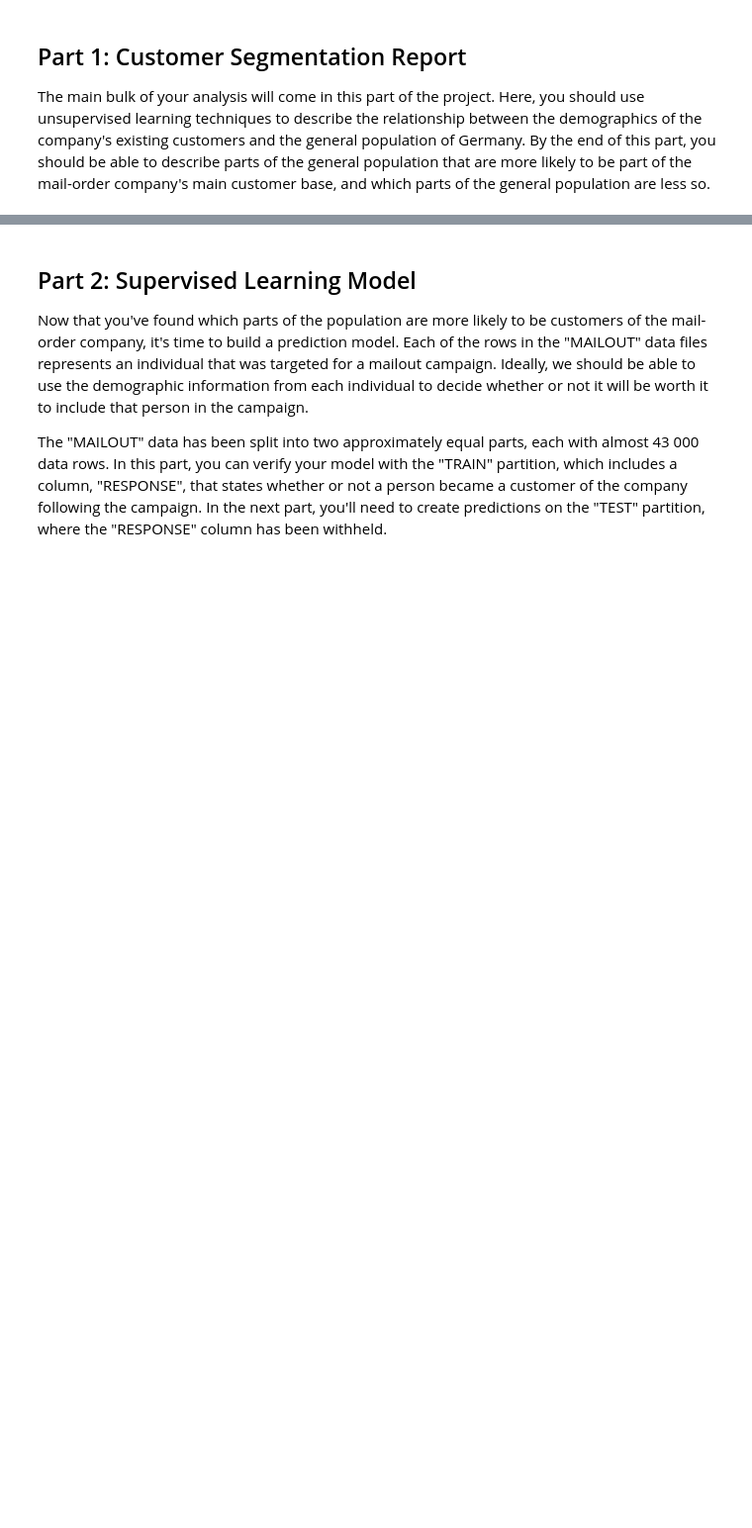
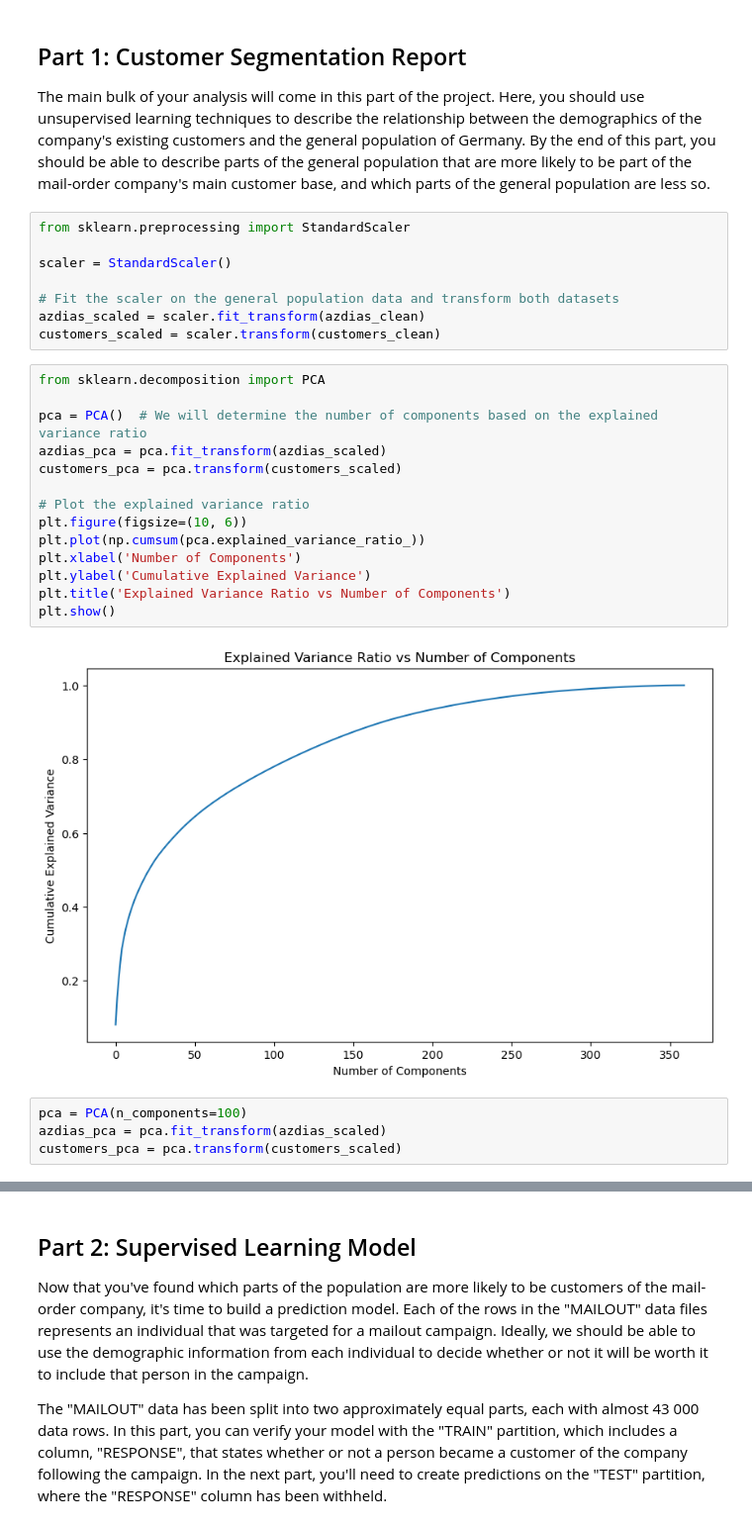
Before and after one commit to Maia97/UDS-Customer-Segmentation-Project, a Jupyter notebook: Arvato_Customer_Segmentation.ipynb, the cells around one changed output, grey strips where cells are left out. Shown: that part at 99% size. Drawn from its saved outputs; the diff is of its cells as text; blank space fills up the shorter version.

```diff
--- a/Arvato_Customer_Segmentation.ipynb
+++ b/Arvato_Customer_Segmentation.ipynb
@@ -43,3 +390,31 @@ customers = pd.read_csv('../../data/Term2/capstone/arvato_data/Udacity_CUSTOMERS
 ## Part 1: Customer Segmentation Report
 
 The main bulk of your analysis will come in this part of the project. Here, you should use unsupervised learning techniques to describe the relationship between the demographics of the company's existing customers and the general population of Germany. By the end of this part, you should be able to describe parts of the general population that are more likely to be part of the mail-order company's main customer base, and which parts of the general population are less so.
+# %%
+from sklearn.preprocessing import StandardScaler
+
+scaler = StandardScaler()
+
+# Fit the scaler on the general population data and transform both datasets
+azdias_scaled = scaler.fit_transform(azdias_clean)
+customers_scaled = scaler.transform(customers_clean)
+# %%
+from sklearn.decomposition import PCA
+
+pca = PCA()  # We will determine the number of components based on the explained variance ratio
+azdias_pca = pca.fit_transform(azdias_scaled)
+customers_pca = pca.transform(customers_scaled)
+
+# Plot the explained variance ratio
+plt.figure(figsize=(10, 6))
+plt.plot(np.cumsum(pca.explained_variance_ratio_))
+plt.xlabel('Number of Components')
+plt.ylabel('Cumulative Explained Variance')
+plt.title('Explained Variance Ratio vs Number of Components')
+plt.show()
+# %% [output]
+[figure, added]
+# %%
+pca = PCA(n_components=100)
+azdias_pca = pca.fit_transform(azdias_scaled)
+customers_pca = pca.transform(customers_scaled)
```
Also changed, not shown: parts of 47 cells of this notebook.
